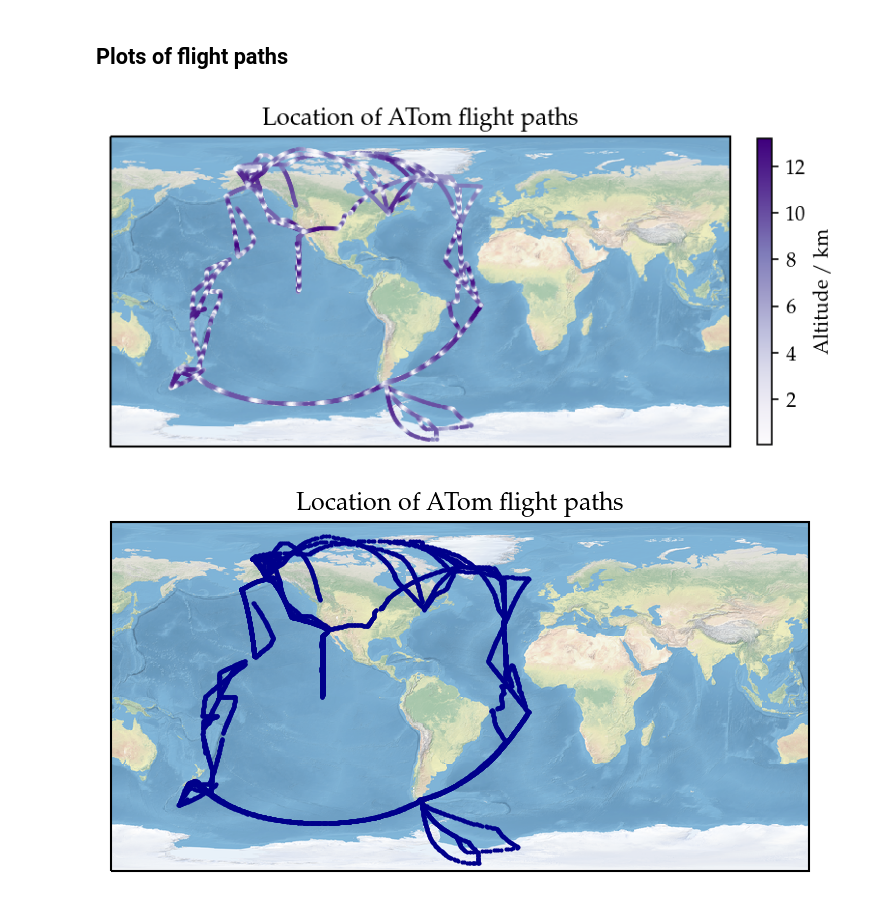
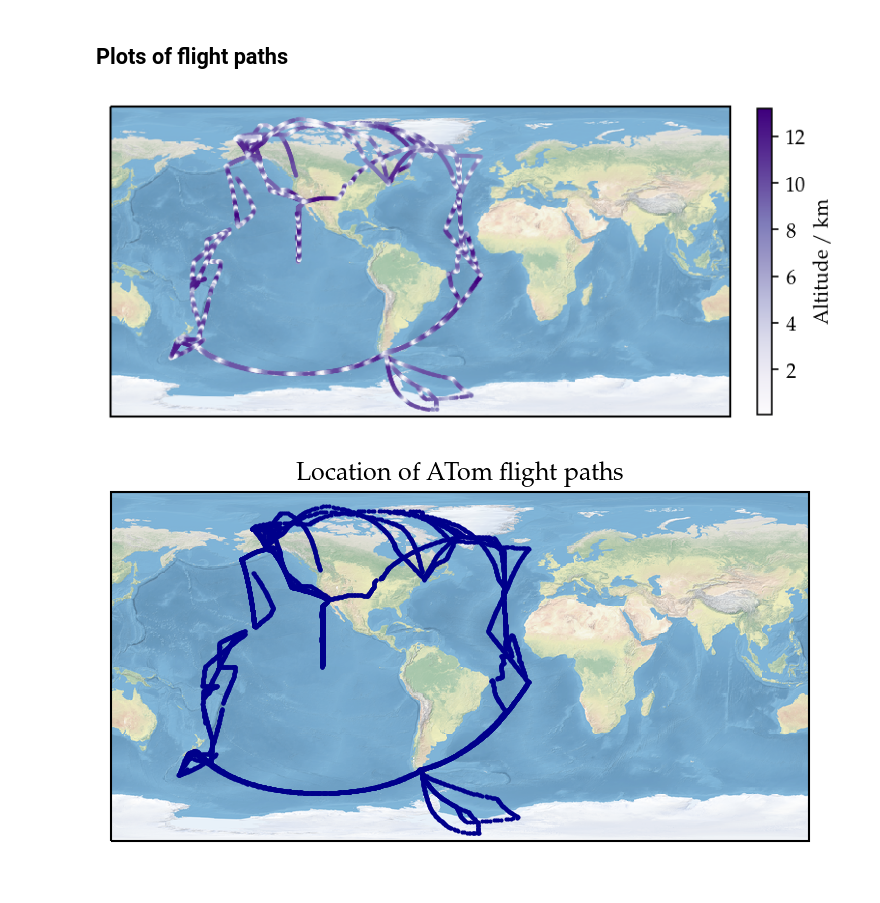
Before and after one commit to zosiast/blueberry_11_19, a Jupyter notebook: ATom_data/ATom_flight_paths.ipynb, the cells around one changed output. Drawn from its saved outputs; the diff is of its cells as text; code cells hidden in the pictures.

Commit message:
update plots, tidied vert profiles script

```diff
--- a/ATom_data/ATom_flight_paths.ipynb
+++ b/ATom_data/ATom_flight_paths.ipynb
@@ -41,21 +41,21 @@ matplotlib.style.use('test_style')
 # %%
 fig = plt.figure(dpi=150)
 ax = plt.axes()
 ax = plt.axes(projection=ccrs.PlateCarree(central_longitude=-50))
 #ax.coastlines(linewidth=0.5)
 ax.stock_img()
 ax.set_extent([150, 0, -90, 90])
 
 #ax.set_xlim(0,360)
 plt.scatter(meas_path.iloc[:,1]+50,meas_path.iloc[:,0], s=1, c=meas_path.iloc[:,2]/1000, cmap='Purples')
 
 cbar = plt.colorbar(shrink = 0.7,fraction = 0.04, pad=0.04)
 cbar.set_label('Altitude / km')
-plt.title('Location of ATom flight paths')
+#plt.title('Location of ATom flight paths')
 plt.savefig(f'{outfile}/flight_paths_alt.png')
 plt.show()
 # %% [output]
-[figure, old version]
+[figure, new version]
 # %%
 fig = plt.figure(dpi=150)
 ax = plt.axes()
```
Also changed, not shown: 1 other file.
